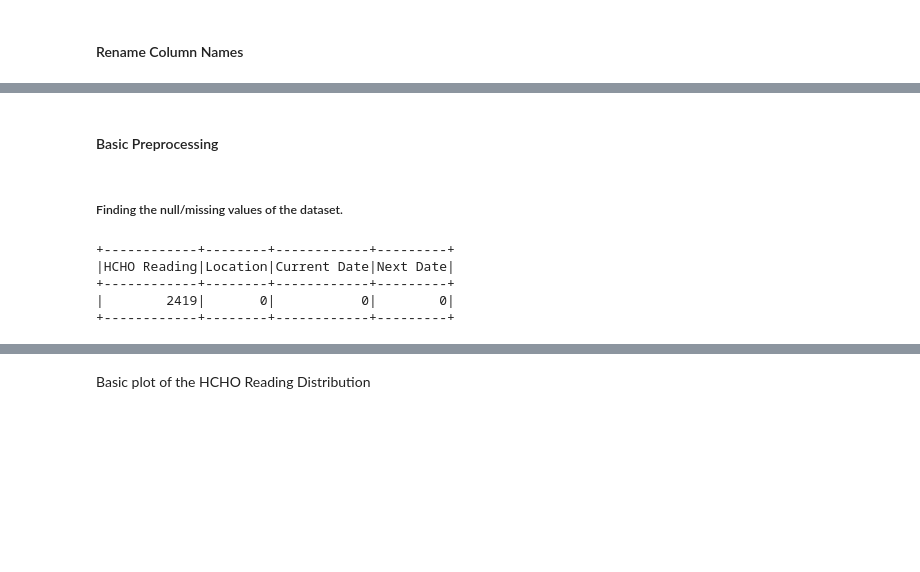
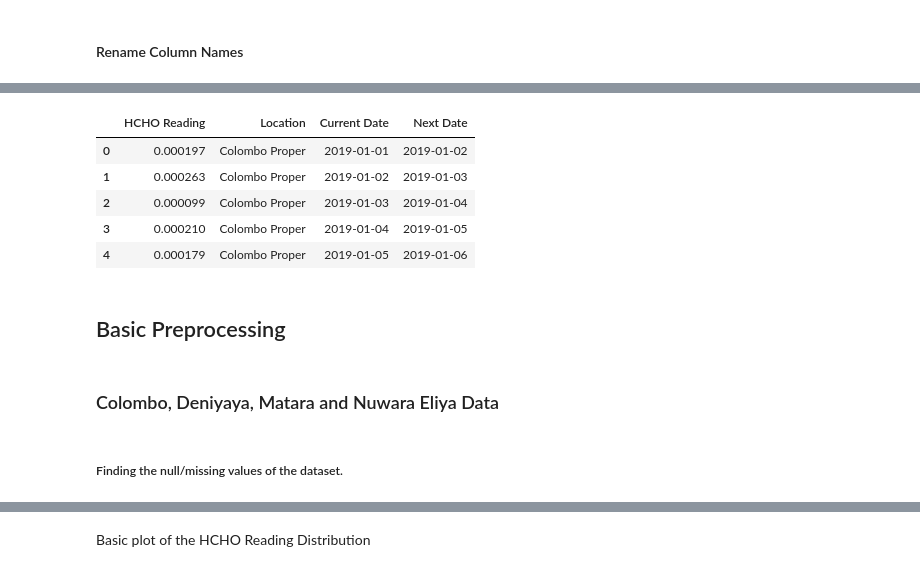
Before and after one commit to SandinMaheeshakya/HCHO-Prediction-Data-Engineering, a Jupyter notebook: Data Pre-Processing.ipynb, the cells around one changed output, grey strips where cells are left out. Drawn from its saved outputs; the diff is of its cells as text; code cells hidden in the pictures; blank space fills up the shorter version.

```diff
--- a/Data Pre-Processing.ipynb
+++ b/Data Pre-Processing.ipynb
@@ -20,3 +24,5 @@ spark = pyspark_sql.SparkSession.builder.getOrCreate()
 # %%
-# Reading the dataset
+# Reading all the datasets (Spark)
 col_mat_nuw_data = spark.read.csv("Datasets/col_mat_nuw_output.csv", header=None, inferSchema=True)
+kan_output_data = spark.read.csv("Datasets/col_mat_nuw_output.csv", header=None, inferSchema=True)
+mon_kur_jaf_output_data = spark.read.csv("Datasets/mon_kur_jaf_output.csv", header=None, inferSchema=True)
@@ -23,2 +36,4 @@ col_mat_nuw_data = spark.read.csv("Datasets/col_mat_nuw_output.csv", header=None
+# %%
+all_city_data = pd.concat([pd_col_mat_nuw, pd_kan, pd_mon_kur_jaf], axis=0)
 # %% [markdown]
 ### Basic Details of the Dataset
@@ -85,14 +97,15 @@ only showing top 20 rows
+# %%
+all_city_data.head()
+# %% [output]
+|  | HCHO Reading | Location | Current Date | Next Date |
+| 0 | 0.000197 | Colombo Proper | 2019-01-01 | 2019-01-02 |
+| 1 | 0.000263 | Colombo Proper | 2019-01-02 | 2019-01-03 |
+| 2 | 0.000099 | Colombo Proper | 2019-01-03 | 2019-01-04 |
+| 3 | 0.000210 | Colombo Proper | 2019-01-04 | 2019-01-05 |
+| 4 | 0.000179 | Colombo Proper | 2019-01-05 | 2019-01-06 |
 # %% [markdown]
-#### Basic Preprocessing
+## Basic Preprocessing
+# %% [markdown]
+### Colombo, Deniyaya, Matara and Nuwara Eliya Data
 # %% [markdown]
 ##### Finding the null/missing values of the dataset.
-# %%
-# Finding the null values
-# Checking the sum of the Null values
-col_mat_nuw_data.select(*[pyspark_functions.sum(pyspark_functions.col(c).isNull().cast("int")).alias(c) for c in col_mat_nuw_data.columns]).show()
-# %% [output]
-+------------+--------+------------+---------+
-|HCHO Reading|Location|Current Date|Next Date|
-+------------+--------+------------+---------+
-|        2419|       0|           0|        0|
-+------------+--------+------------+---------+
```
Also changed, not shown: parts of 31 cells of this notebook.
